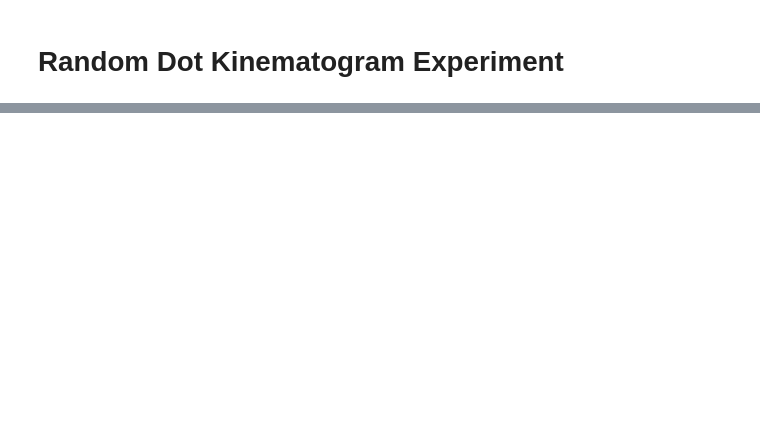
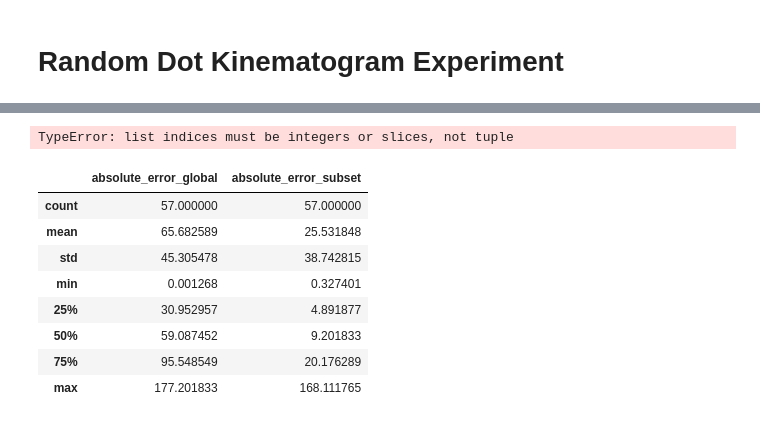
Before and after one commit to GabrielBena/pygame_rdk, a Jupyter notebook: experiment.ipynb, the cells around one changed output, grey strips where cells are left out. Saved outputs shown, nothing was run; the diff lists cells and outputs as text; code cells hidden in the pictures; blank space fills up the shorter version.

```diff
--- a/experiment.ipynb
+++ b/experiment.ipynb
@@ -30,8 +27,17 @@ exp = Experiment(params, path, save_data=False, save_gif=False, randomize=True)
 # Will take around 5 min !
 if run_exp:
     exp.run()
-    print(
-        f"Avg Errors : {exp.results[:, 1].mean():.3f}°, {exp.results[:, 2].mean():.3f}° \n Avg Decision time : {exp.results[-1].mean() :.0f} frames"
-    )
+# %% [output]
+TypeError: list indices must be integers or slices, not tuple
 # %%
-exp.results_pd
+exp.results_pd.describe()[['absolute_error_global', 'absolute_error_subset']]
+# %% [output]
+|  | absolute_error_global | absolute_error_subset |
+| count | 57.000000 | 57.000000 |
+| mean | 65.682589 | 25.531848 |
+| std | 45.305478 | 38.742815 |
+| min | 0.001268 | 0.327401 |
+| 25% | 30.952957 | 4.891877 |
+| 50% | 59.087452 | 9.201833 |
+| 75% | 95.548549 | 20.176289 |
+| max | 177.201833 | 168.111765 |
```
Also changed, not shown: parts of 5 cells of this notebook, 2 other files.
